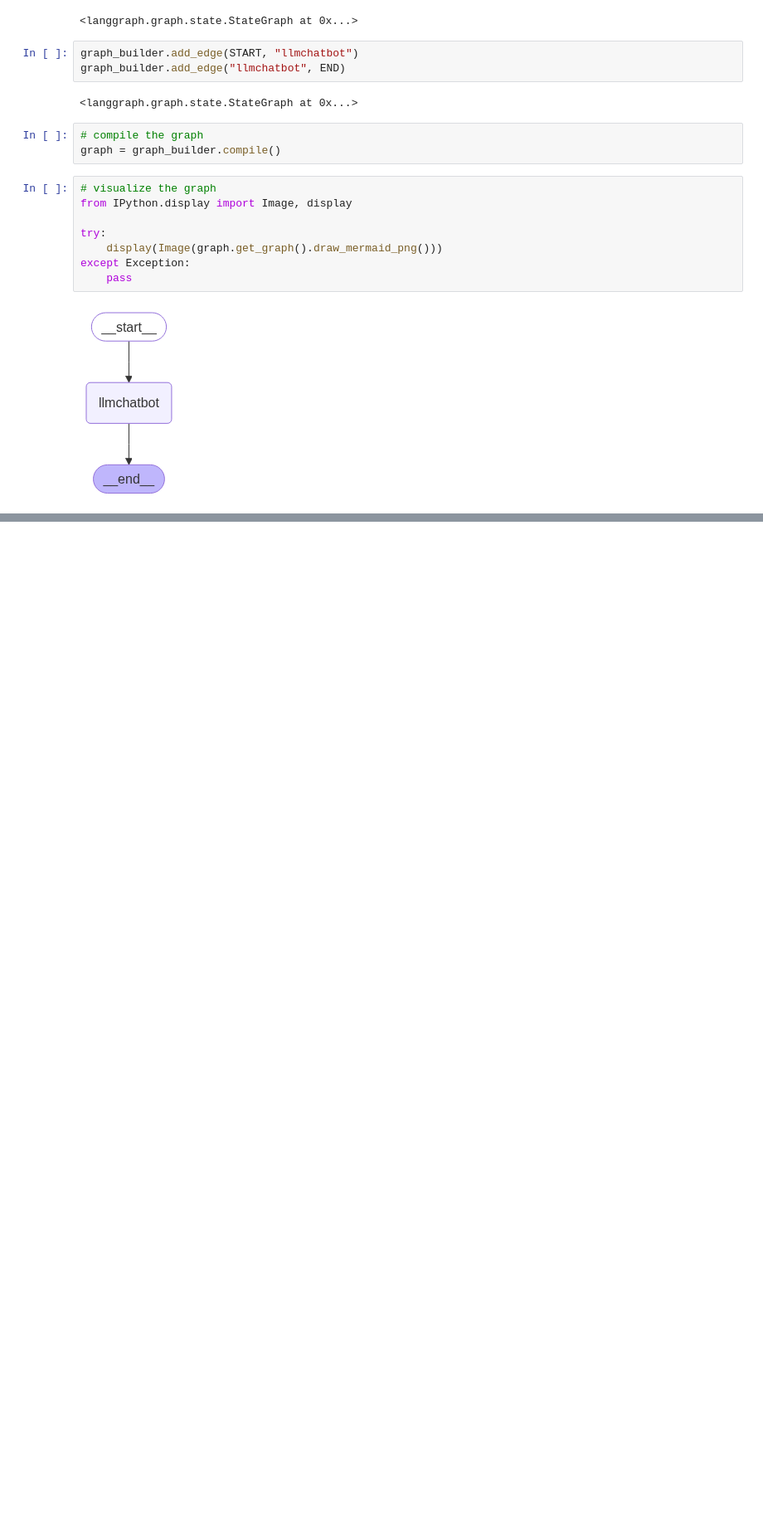
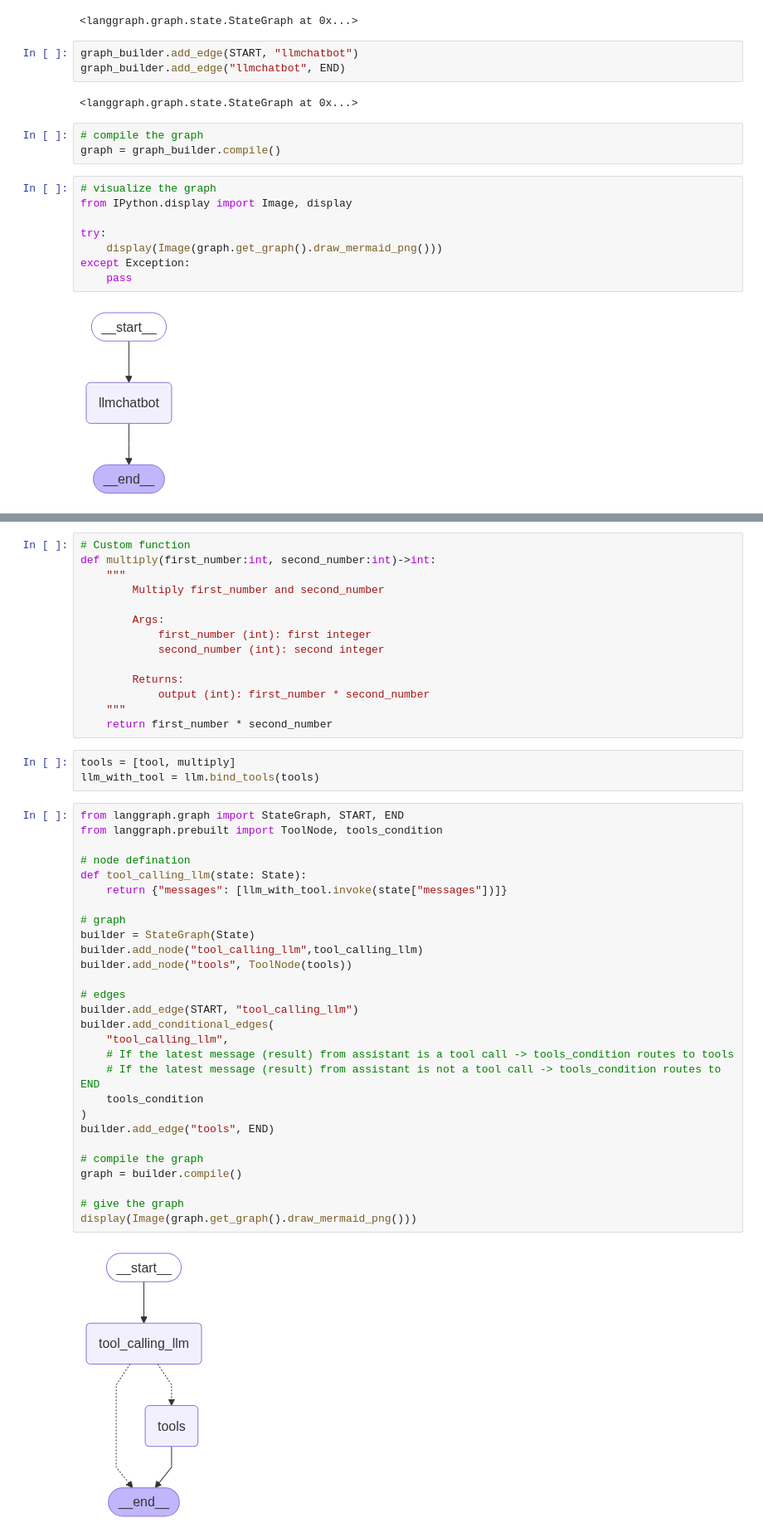
Before and after one commit to Abhay-Kanwasi/GenAI, a Jupyter notebook: BasicChatBot/basicchatbot.ipynb, the cells around one changed output, grey strips where cells are left out. Shown at 83% size. Saved outputs shown, nothing was run; the diff lists cells and outputs as text; blank space fills up the shorter version.

Commit message:
Changes:
Implemented a basic chatbot using langgraph.
Added tools with llm

```diff
--- a/BasicChatBot/basicchatbot.ipynb
+++ b/BasicChatBot/basicchatbot.ipynb
@@ -84,0 +107,47 @@ response["messages"][-1].content
+# %%
+# Custom function
+def multiply(first_number:int, second_number:int)->int:
+    """
+        Multiply first_number and second_number
+
+        Args:
+            first_number (int): first integer
+            second_number (int): second integer
+
+        Returns:
+            output (int): first_number * second_number
+    """
+    return first_number * second_number
+# %%
+tools = [tool, multiply]
+llm_with_tool = llm.bind_tools(tools)
+# %%
+from langgraph.graph import StateGraph, START, END
+from langgraph.prebuilt import ToolNode, tools_condition
+
+# node defination
+def tool_calling_llm(state: State):
+    return {"messages": [llm_with_tool.invoke(state["messages"])]}
+
+# graph
+builder = StateGraph(State)
+builder.add_node("tool_calling_llm",tool_calling_llm)
+builder.add_node("tools", ToolNode(tools))
+
+# edges
+builder.add_edge(START, "tool_calling_llm")
+builder.add_conditional_edges(
+    "tool_calling_llm",
+    # If the latest message (result) from assistant is a tool call -> tools_condition routes to tools
+    # If the latest message (result) from assistant is not a tool call -> tools_condition routes to END
+    tools_condition
+)
+builder.add_edge("tools", END)
+
+# compile the graph
+graph = builder.compile()
+
+# give the graph
+display(Image(graph.get_graph().draw_mermaid_png()))
+# %% [output]
+[figure, added]
```
Also changed, not shown: parts of 12 cells of this notebook, 3 other files.
